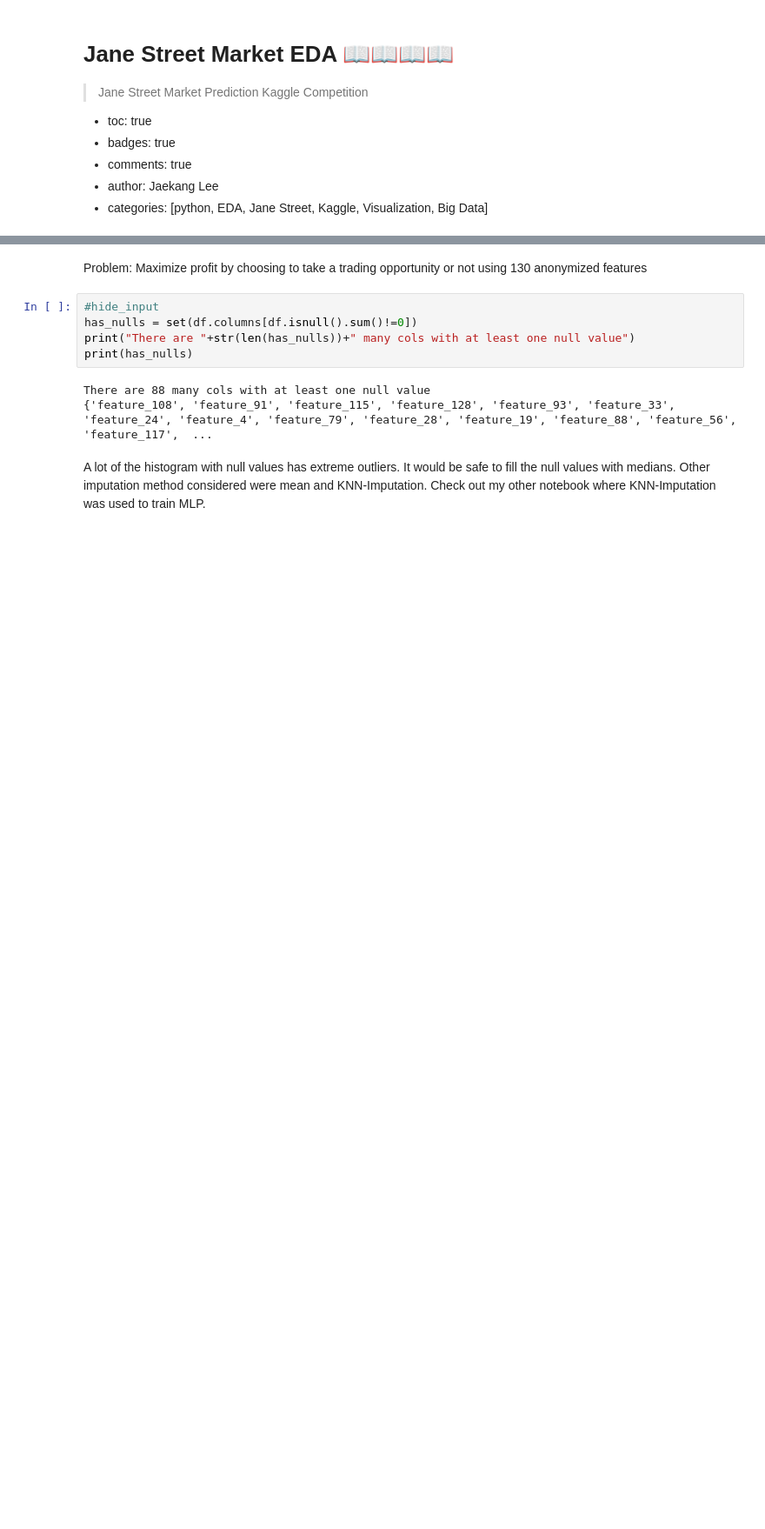
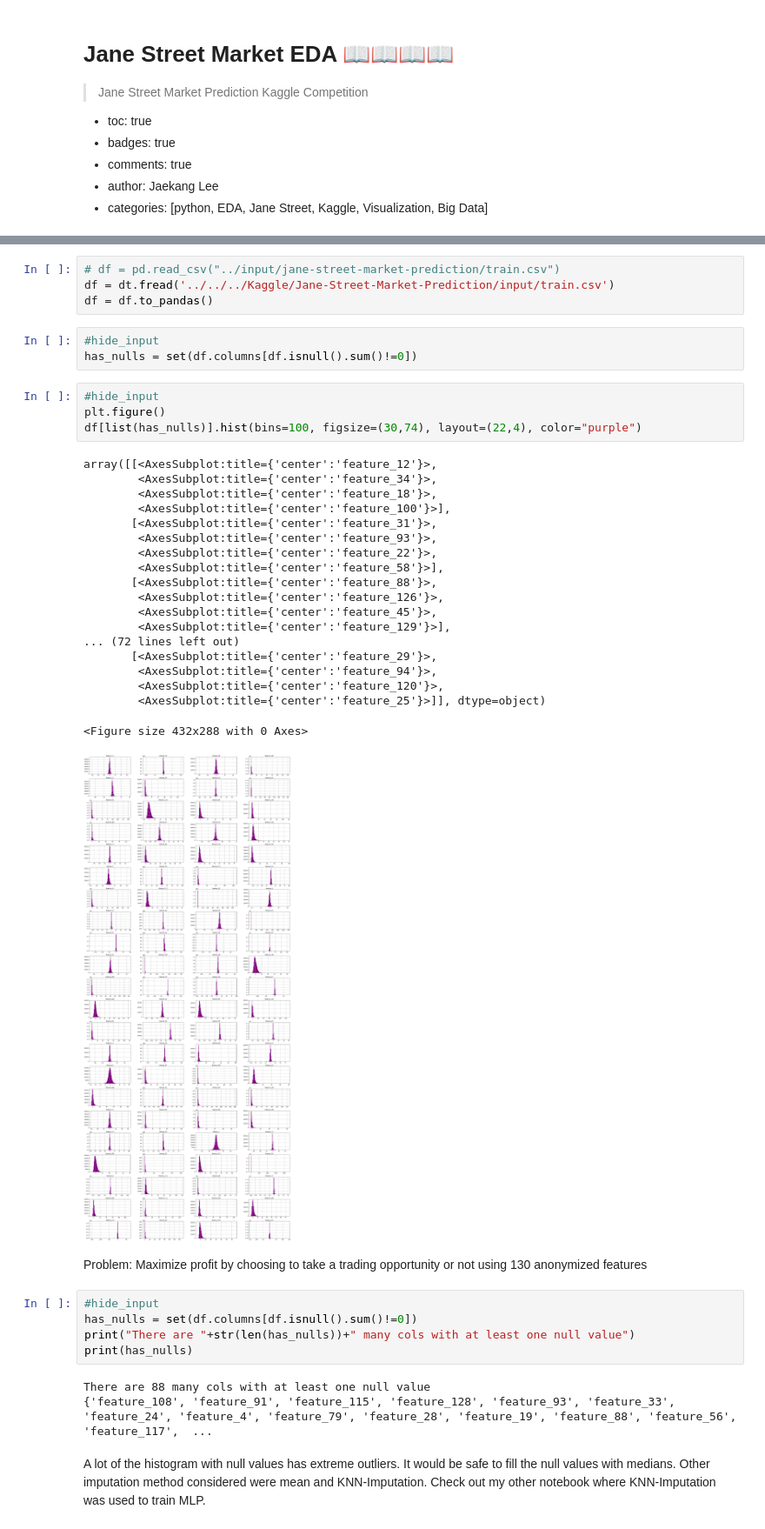
Before and after one commit to leejaeka/jaekangai, a Jupyter notebook: _notebooks/2021-01-23-JaneStreet-Copy1.ipynb, the cells around one changed output, grey strips where cells are left out. Shown at 87% size. Drawn from its saved outputs; the diff is of its cells as text; blank space fills up the shorter version.

Commit message:
may be histograms

```diff
--- a/_notebooks/2021-01-23-JaneStreet-Copy1.ipynb
+++ b/_notebooks/2021-01-23-JaneStreet-Copy1.ipynb
@@ -13,3 +32,34 @@
+# %%
+# df = pd.read_csv("../input/jane-street-market-prediction/train.csv")
+df = dt.fread('../../../Kaggle/Jane-Street-Market-Prediction/input/train.csv')
+df = df.to_pandas()
+# %%
+#hide_input
+has_nulls = set(df.columns[df.isnull().sum()!=0])
+# %%
+#hide_input
+plt.figure()
+df[list(has_nulls)].hist(bins=100, figsize=(30,74), layout=(22,4), color="purple")
+# %% [output]
+array([[<AxesSubplot:title={'center':'feature_12'}>,
+        <AxesSubplot:title={'center':'feature_34'}>,
+        <AxesSubplot:title={'center':'feature_18'}>,
+        <AxesSubplot:title={'center':'feature_100'}>],
+       [<AxesSubplot:title={'center':'feature_31'}>,
+        <AxesSubplot:title={'center':'feature_93'}>,
+        <AxesSubplot:title={'center':'feature_22'}>,
+        <AxesSubplot:title={'center':'feature_58'}>],
+       [<AxesSubplot:title={'center':'feature_88'}>,
+        <AxesSubplot:title={'center':'feature_126'}>,
+        <AxesSubplot:title={'center':'feature_45'}>,
+        <AxesSubplot:title={'center':'feature_129'}>],
+... (72 lines left out)
+       [<AxesSubplot:title={'center':'feature_29'}>,
+        <AxesSubplot:title={'center':'feature_94'}>,
+        <AxesSubplot:title={'center':'feature_120'}>,
+        <AxesSubplot:title={'center':'feature_25'}>]], dtype=object)
+<Figure size 432x288 with 0 Axes>
+[figure, added]
 # %% [markdown]
 Problem: Maximize profit by choosing to take a trading opportunity or not using 130 anonymized features
 # %%
```
Also changed, not shown: parts of 2 cells of this notebook.
